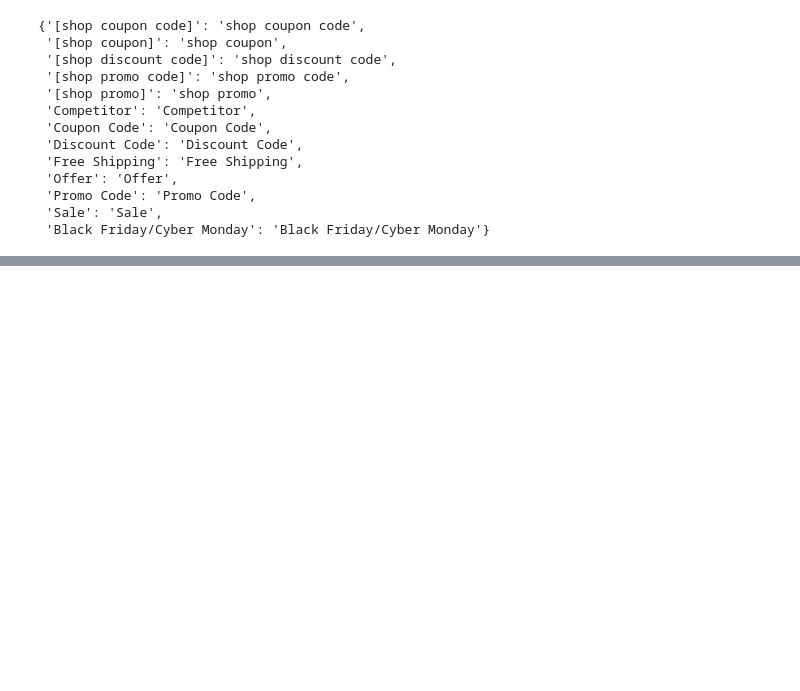
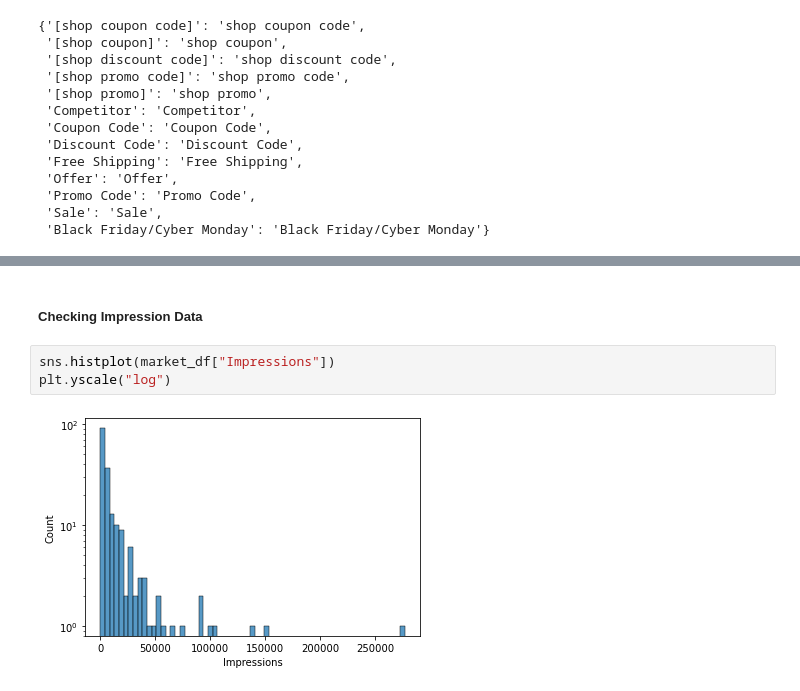
Before and after one commit to aifakhri/marketing-analytics-case, a Jupyter notebook: marketingAnalysis.ipynb, the cells around one changed output, grey strips where cells are left out. Saved outputs shown, nothing was run; the diff lists cells and outputs as text; blank space fills up the shorter version.

```diff
--- a/marketingAnalysis.ipynb
+++ b/marketingAnalysis.ipynb
@@ -111,0 +173,7 @@ cleaned_name
+# %% [markdown]
+##### **Checking Impression Data**
+# %%
+sns.histplot(market_df["Impressions"])
+plt.yscale("log")
+# %% [output]
+[figure, added]
```
Also changed, not shown: parts of 20 cells of this notebook.
